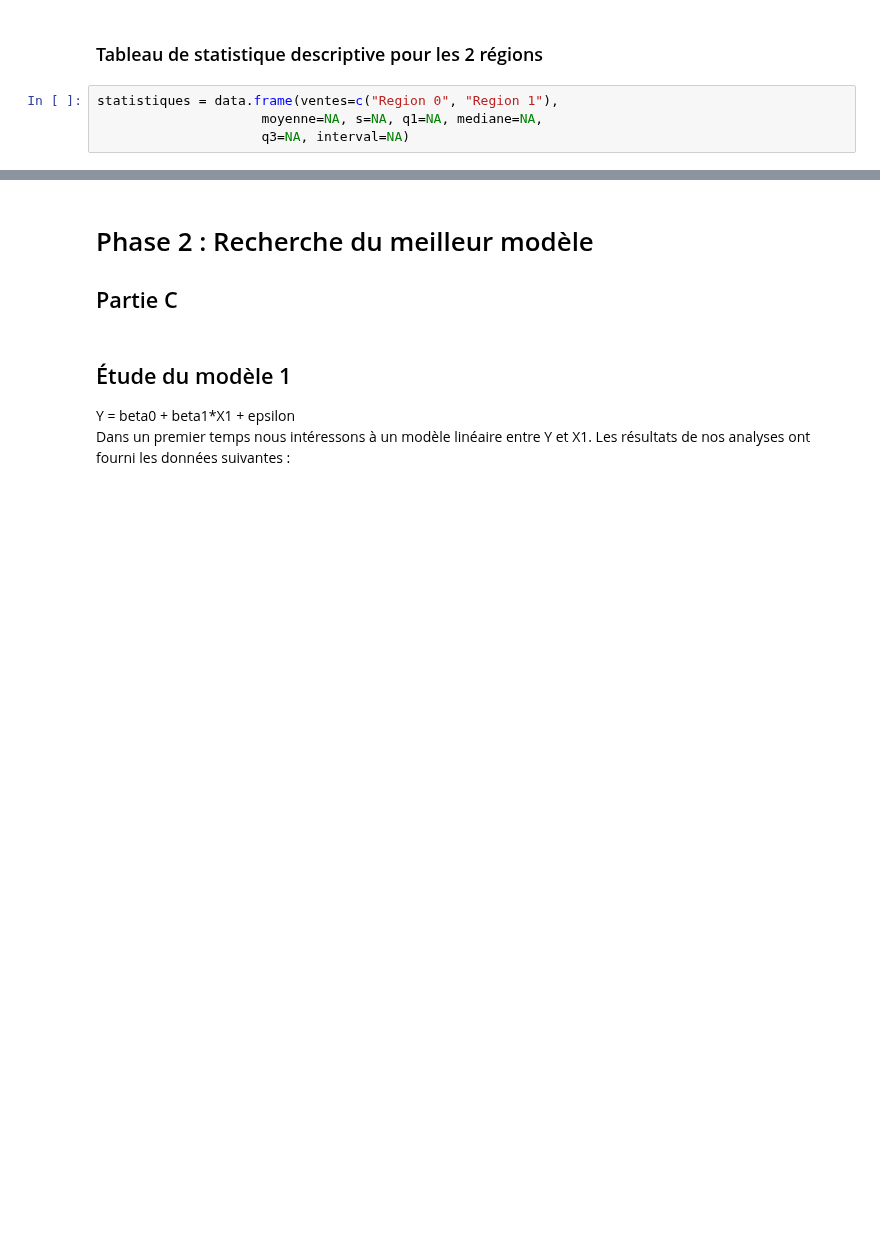
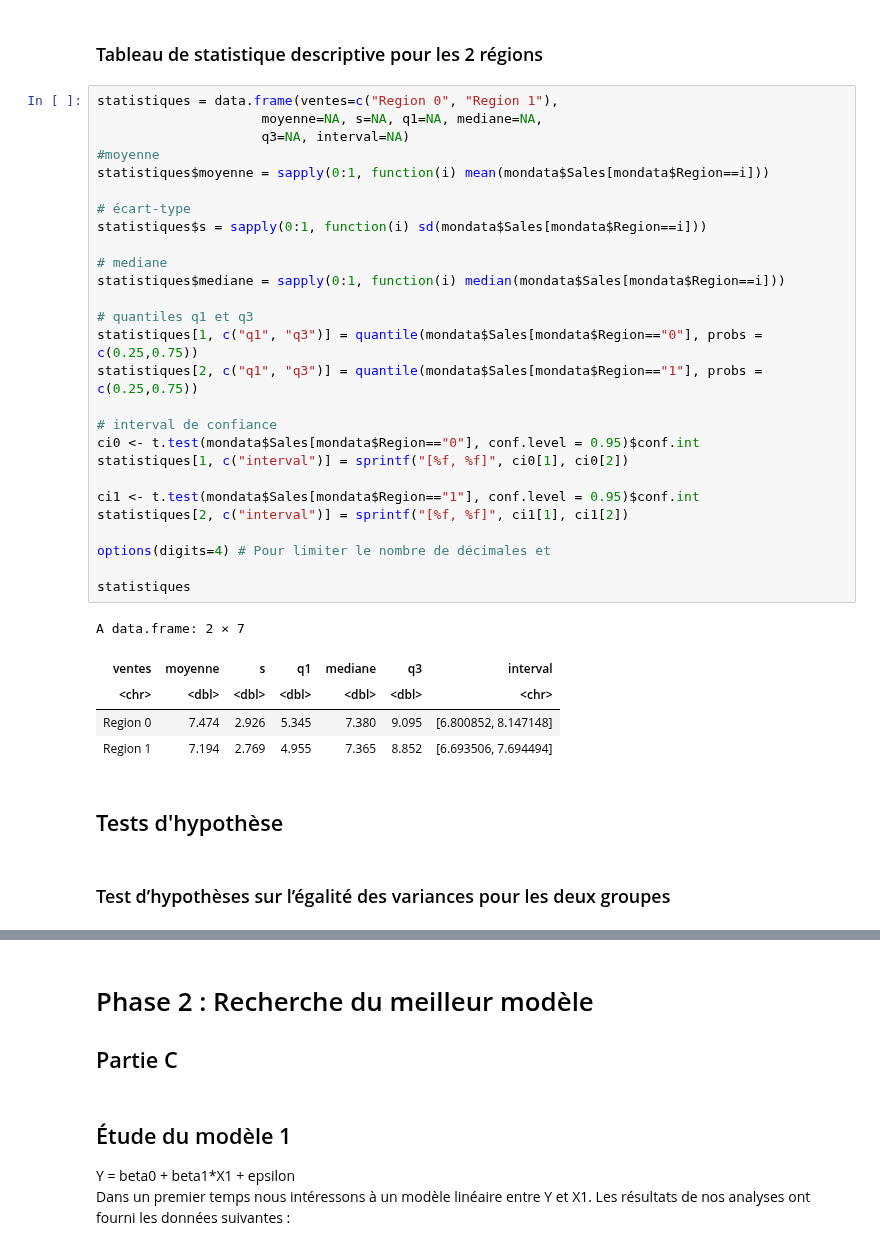
Before and after one commit to loic-hpp/Manage_Data_R, a Jupyter notebook: devoir.ipynb, the cells around one changed output, grey strips where cells are left out. Drawn from its saved outputs; the diff is of its cells as text; blank space fills up the shorter version.

```diff
--- a/devoir.ipynb
+++ b/devoir.ipynb
@@ -95,6 +95,39 @@ boxplot(Sales~Region, data=mondata)
 # %% [markdown]
 ### Tableau de statistique descriptive pour les 2 régions
-# %%
-statistiques = data.frame(ventes=c("Region 0", "Region 1"),
-                     moyenne=NA, s=NA, q1=NA, mediane=NA,
-                     q3=NA, interval=NA)
+# %%
+statistiques = data.frame(ventes=c("Region 0", "Region 1"),
+                     moyenne=NA, s=NA, q1=NA, mediane=NA,
+                     q3=NA, interval=NA)
+#moyenne
+statistiques$moyenne = sapply(0:1, function(i) mean(mondata$Sales[mondata$Region==i]))
+
+# écart-type
+statistiques$s = sapply(0:1, function(i) sd(mondata$Sales[mondata$Region==i]))
+
+# mediane
+statistiques$mediane = sapply(0:1, function(i) median(mondata$Sales[mondata$Region==i]))
+
+# quantiles q1 et q3
+statistiques[1, c("q1", "q3")] = quantile(mondata$Sales[mondata$Region=="0"], probs = c(0.25,0.75))
+statistiques[2, c("q1", "q3")] = quantile(mondata$Sales[mondata$Region=="1"], probs = c(0.25,0.75))
+
+# interval de confiance
+ci0 <- t.test(mondata$Sales[mondata$Region=="0"], conf.level = 0.95)$conf.int
+statistiques[1, c("interval")] = sprintf("[%f, %f]", ci0[1], ci0[2])
+
+ci1 <- t.test(mondata$Sales[mondata$Region=="1"], conf.level = 0.95)$conf.int
+statistiques[2, c("interval")] = sprintf("[%f, %f]", ci1[1], ci1[2])
+
+options(digits=4) # Pour limiter le nombre de décimales et
+
+statistiques
+# %% [output]
+A data.frame: 2 × 7
+| ventes | moyenne | s | q1 | mediane | q3 | interval |
+| <chr> | <dbl> | <dbl> | <dbl> | <dbl> | <dbl> | <chr> |
+| Region 0 | 7.474 | 2.926 | 5.345 | 7.380 | 9.095 | [6.800852, 8.147148] |
+| Region 1 | 7.194 | 2.769 | 4.955 | 7.365 | 8.852 | [6.693506, 7.694494] |
+# %% [markdown]
+## Tests d'hypothèse
+# %% [markdown]
+### Test d’hypothèses sur l’égalité des variances pour les deux groupes
```
Also changed, not shown: parts of 23 cells of this notebook.
